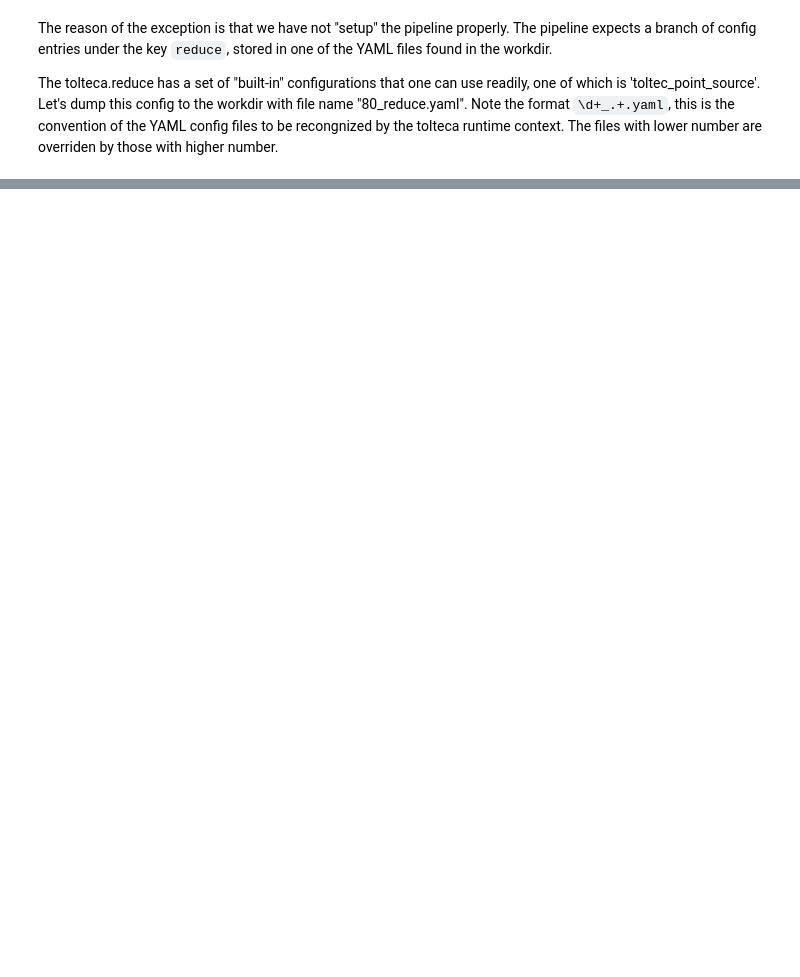
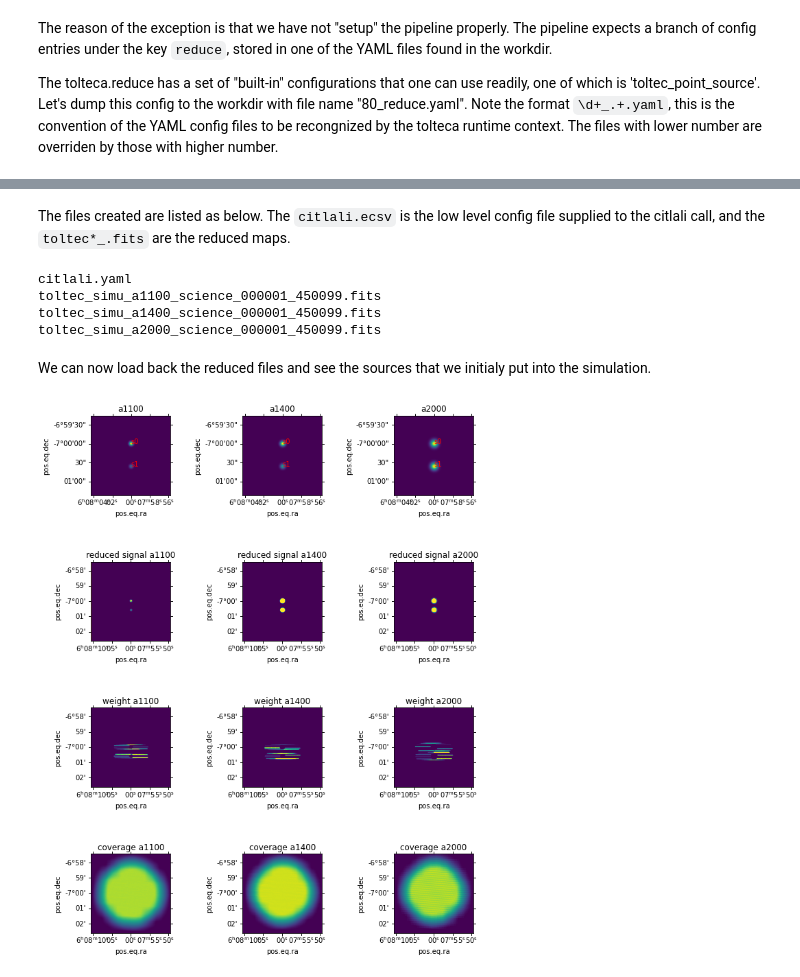
Before and after one commit to toltec-astro/tolteca_tutorials, a Jupyter notebook: tutorials/notebooks/tolteca_reduce/tolteca_reduce.ipynb, the cells around one changed output, grey strips where cells are left out. Saved outputs shown, nothing was run; the diff lists cells and outputs as text; code cells hidden in the pictures; blank space fills up the shorter version.

Commit message:
added comparison in tolteca reduce tutorial

```diff
--- a/tutorials/notebooks/tolteca_reduce/tolteca_reduce.ipynb
+++ b/tutorials/notebooks/tolteca_reduce/tolteca_reduce.ipynb
@@ -658,2 +690,2 @@ FileNotFoundError: [Errno 2] No such file or directory: '/private/var/folders/zc
 # %%
-prc.run()
+result = prc.run()
@@ -659,0 +710,41 @@ prc.run()
+# %% [markdown]
+The files created are listed as below. The `citlali.ecsv` is the low level config file supplied to the citlali call, and the `toltec*_.fits` are the reduced maps.
+# %%
+outdir = result['outdir']
+print(pformat_paths(outdir.glob('*'), relative_to=outdir, sort=True))
+# %% [output]
+citlali.yaml
+toltec_simu_a1100_science_000001_450099.fits
+toltec_simu_a1400_science_000001_450099.fits
+toltec_simu_a2000_science_000001_450099.fits
+# %% [markdown]
+We can now load back the reduced files and see the sources that we initialy put into the simulation.
+# %%
+from astropy.io import fits
+from astropy.visualization import PercentileInterval, ImageNormalize, MinMaxInterval
+interval = PercentileInterval(99)
+
+fig = plt.figure(figsize=(10, 15))
+fig.subplots_adjust(wspace=0.9)
+n_hdus = len(m_img.data)
+
+for i, (k, hdu) in enumerate(m_img.data.items()):
+    w = WCS(hdu.header)
+    ax = fig.add_subplot(4, n_hdus, i + 1, projection=w)
+    ax.set_aspect('equal')
+    ax.set_title(f'{k}')
+    ax.imshow(hdu.data)
+    # label the sources
+    for p, n in zip(m_point_source.pos, m_point_source.data['name']):
+        ax.text(p.ra.degree, p.dec.degree, n, transform=ax.get_transform('icrs'), color='red')
+    # load the output fits file and plot
+    hl = fits.open(list(outdir.glob(f'*_{k}_*.fits'))[-1])
+    for j, (e, label) in enumerate(zip([1, 2, 4], ['reduced signal', 'weight', 'coverage'])):  # signal (1), weight (2), and int 4
+        hdu = hl[e]
+        w = WCS(hdu.header)  # signal map is extension 1
+        ax = fig.add_subplot(4, n_hdus, n_hdus * (j + 1) + i + 1, projection=w)
+        ax.set_title(f'{label} {k}')
+        norm = ImageNormalize(hdu.data, interval=interval)
+        ax.imshow(hdu.data, norm=norm)
+# %% [output]
+[figure, added]
```
Also changed, not shown: parts of 18 cells of this notebook.
